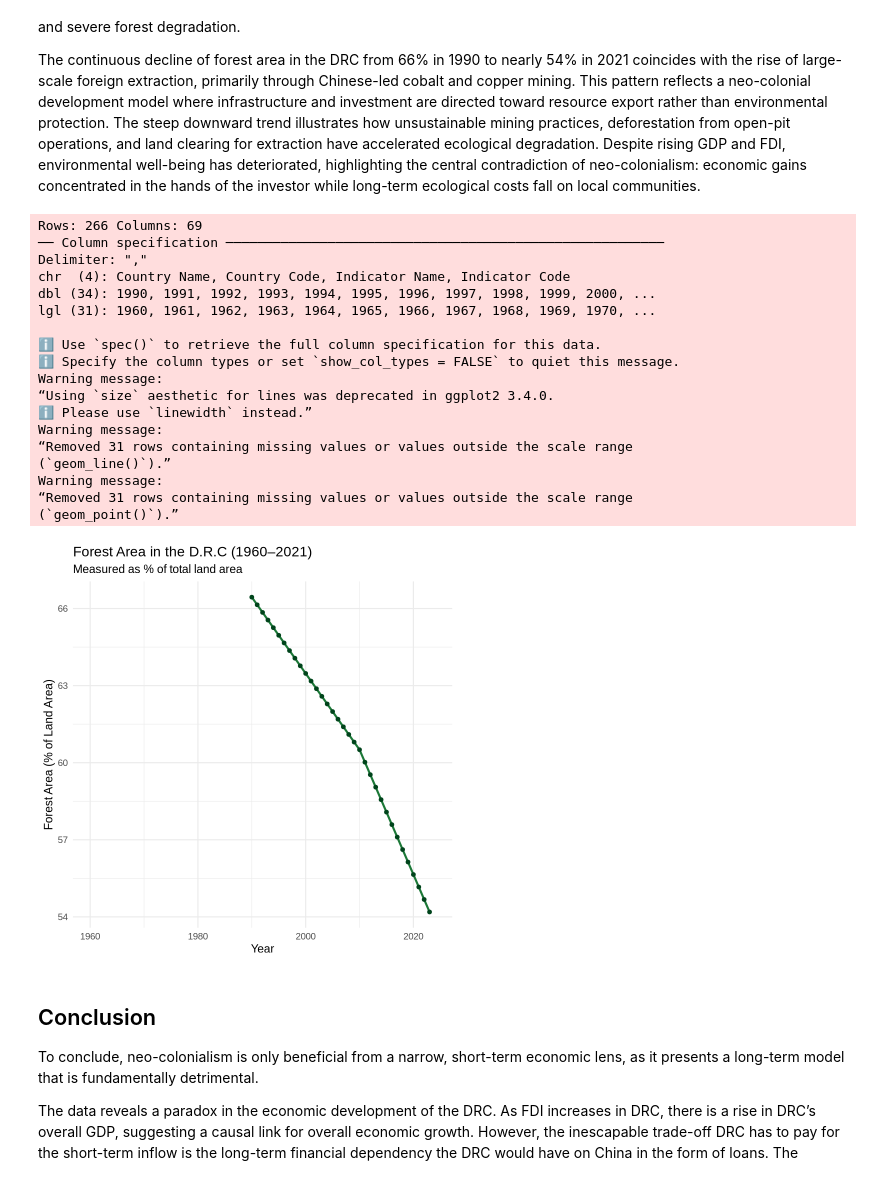
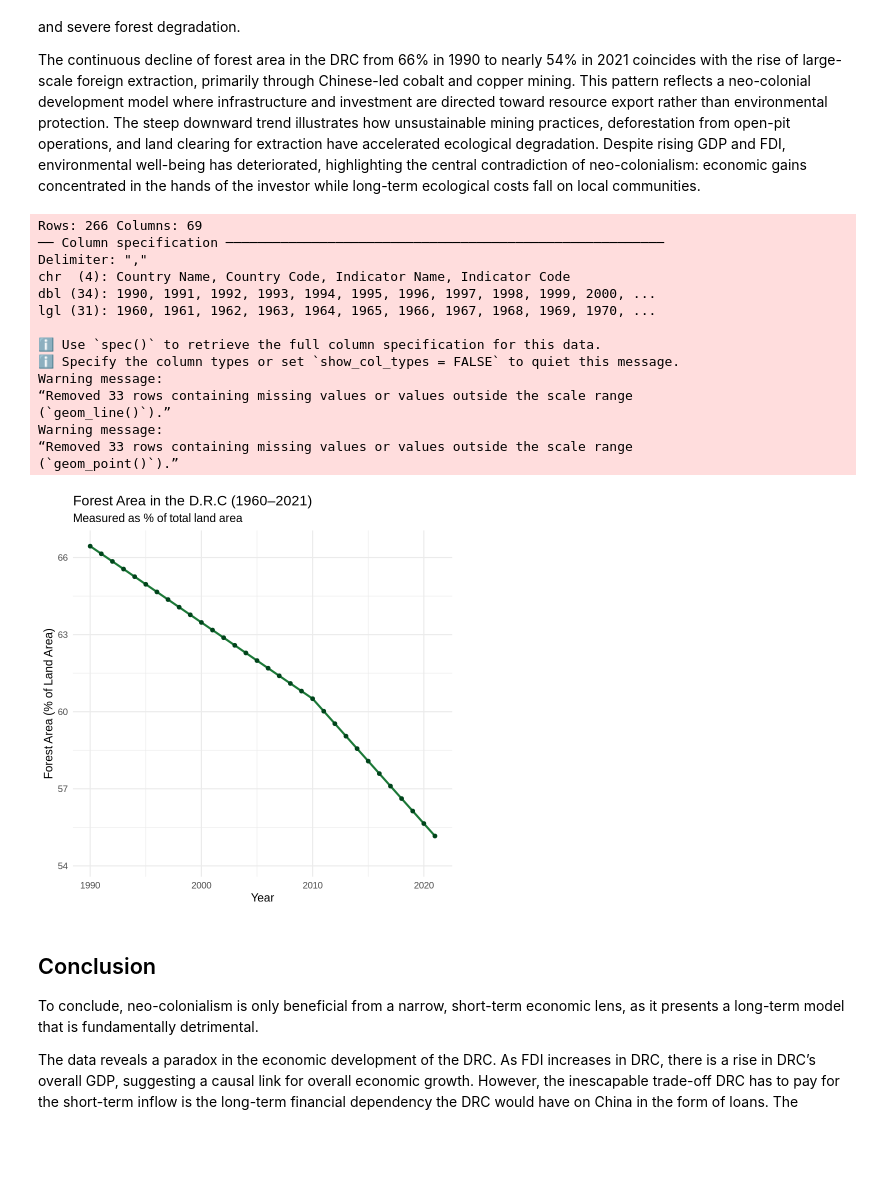
Before and after one commit to minotsp/econ-227-final-project, a Jupyter notebook: finalprojectcode.ipynb, the cells around one changed output. Drawn from its saved outputs; the diff is of its cells as text; code cells hidden in the pictures; blank space fills up the shorter version.

```diff
--- a/finalprojectcode.ipynb
+++ b/finalprojectcode.ipynb
@@ -155,46 +150,37 @@ The continuous decline of forest area in the DRC from 66% in 1990 to nearly 54%
 # %%
 datan <- read_csv("https://docs.google.com/spreadsheets/d/e/2PACX-1vQPvJxDGXDb0hMZY3WDDirT5mnkPOCT4NNVT_vpqorYS3Eb7emn10pjFyXLDS9AwSZEYdNa4AKJ30XW/pub?output=csv", skip = 3)
 
 drc <- datan %>%
   filter(`Country Name` == "Congo, Dem. Rep.")
 drc_long <- drc %>%
   pivot_longer(
     cols = `1960`:`2024`,
     names_to = "Year",
-    values_to = "Forest_Percent"
-  ) %>%
-  mutate(Year = as.numeric(Year))
+    values_to = "Forest_Percent") %>%
+ mutate(Year = as.numeric(Year))
 
 ggplot(drc_long, aes(x = Year, y = Forest_Percent)) +
   geom_line(color = "#1b7837", size = 1.2) +
   geom_point(color = "#00441b", size = 2) +
   theme_minimal(base_size = 14) +
-  labs(
-    title = "Forest Area in the D.R.C (1960–2021)",
-    subtitle = "Measured as % of total land area",
-    x = "Year",
-    y = "Forest Area (% of Land Area)"
-  )
+  labs(title = "Forest Area in the D.R.C (1960–2021)", subtitle = "Measured as % of total land area", x = "Year", y = "Forest Area (% of Land Area)") + scale_x_continuous(limits = c(1990,2021))
 # %% [output]
 Rows: 266 Columns: 69
 ── Column specification ────────────────────────────────────────────────────────
 Delimiter: ","
 chr  (4): Country Name, Country Code, Indicator Name, Indicator Code
 dbl (34): 1990, 1991, 1992, 1993, 1994, 1995, 1996, 1997, 1998, 1999, 2000, ...
 lgl (31): 1960, 1961, 1962, 1963, 1964, 1965, 1966, 1967, 1968, 1969, 1970, ...
 
 ℹ Use `spec()` to retrieve the full column specification for this data.
 ℹ Specify the column types or set `show_col_types = FALSE` to quiet this message.
 Warning message:
-“Using `size` aesthetic for lines was deprecated in ggplot2 3.4.0.
-ℹ Please use `linewidth` instead.”
-Warning message:
-“Removed 31 rows containing missing values or values outside the scale range
+“Removed 33 rows containing missing values or values outside the scale range
 (`geom_line()`).”
 Warning message:
-“Removed 31 rows containing missing values or values outside the scale range
+“Removed 33 rows containing missing values or values outside the scale range
 (`geom_point()`).”
-[figure, old version]
+[figure, new version]
 # %% [markdown]
 ## Conclusion
 To conclude, neo-colonialism is only beneficial from a narrow, short-term economic lens, as it presents a long-term model that is fundamentally detrimental.
```
Also changed, not shown: parts of 4 cells of this notebook.
